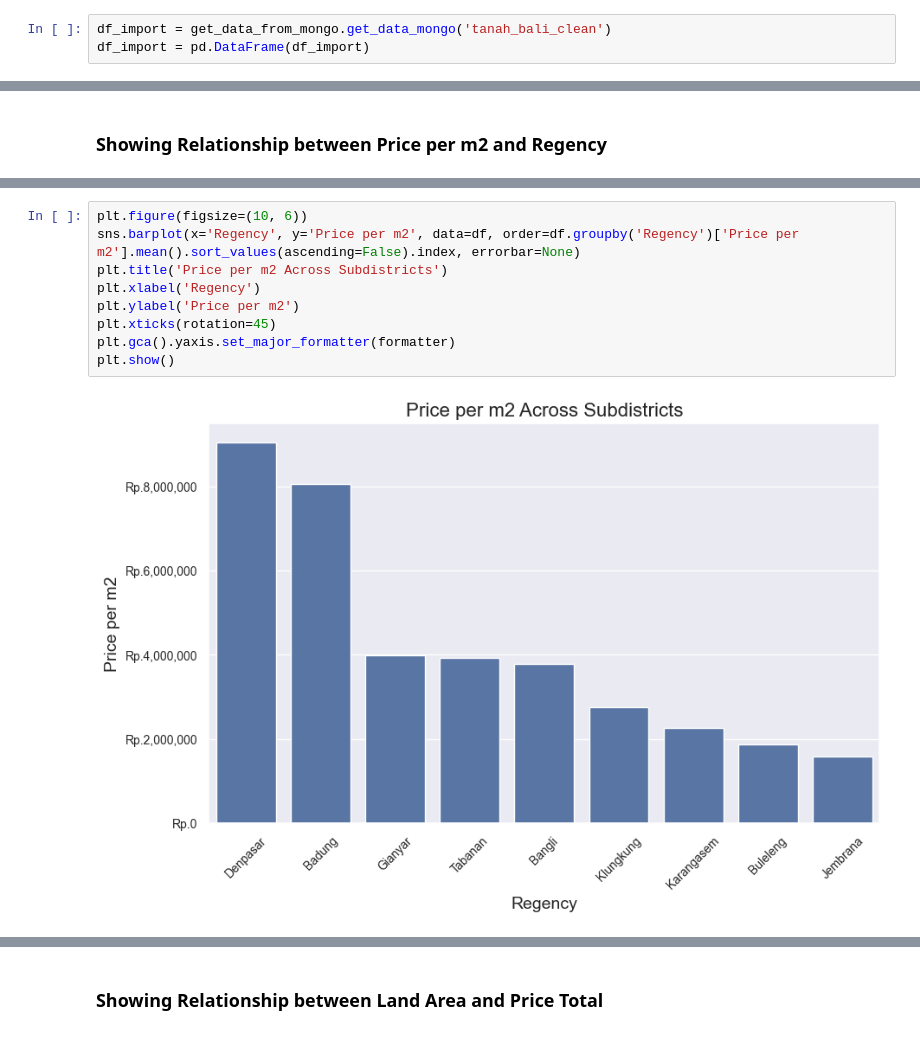
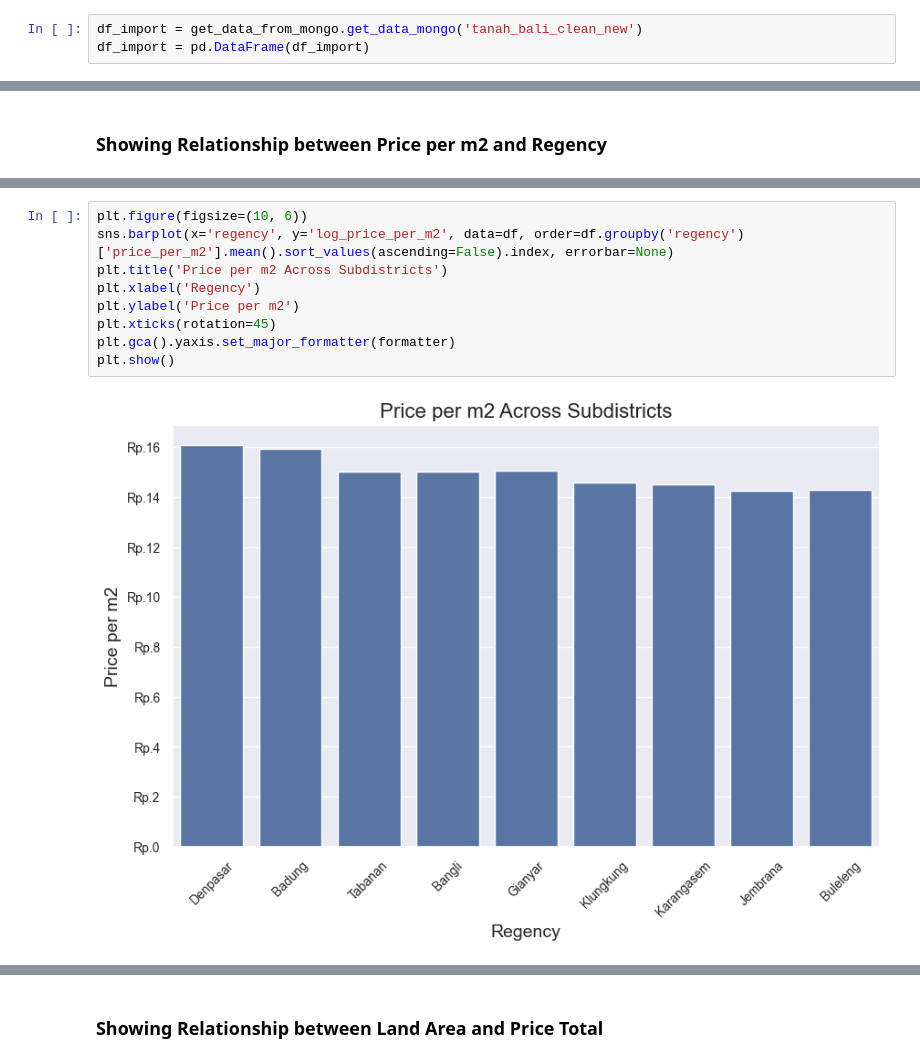
Before and after one commit to DwikaDyananda/Big-Data, a Jupyter notebook: notebooks/data_analysis.ipynb, the cells around one changed output, grey strips where cells are left out. Saved outputs shown, nothing was run; the diff lists cells and outputs as text.

```diff
--- a/notebooks/data_analysis.ipynb
+++ b/notebooks/data_analysis.ipynb
@@ -33,7 +33,7 @@ sys.path.append('..')
 
 from scripts import get_data_from_mongo
 # %%
-df_import = get_data_from_mongo.get_data_mongo('tanah_bali_clean')
+df_import = get_data_from_mongo.get_data_mongo('tanah_bali_clean_new')
 df_import = pd.DataFrame(df_import)
 # %% [output]
 ----------------------------------------------
@@ -298,12 +301,12 @@ plt.show()
 # %%
 plt.figure(figsize=(10, 6))
-sns.barplot(x='Regency', y='Price per m2', data=df, order=df.groupby('Regency')['Price per m2'].mean().sort_values(ascending=False).index, errorbar=None)
+sns.barplot(x='regency', y='log_price_per_m2', data=df, order=df.groupby('regency')['price_per_m2'].mean().sort_values(ascending=False).index, errorbar=None)
 plt.title('Price per m2 Across Subdistricts')
 plt.xlabel('Regency')
 plt.ylabel('Price per m2')
 plt.xticks(rotation=45)
 plt.gca().yaxis.set_major_formatter(formatter)
 plt.show()
 # %% [output]
-[figure, old version]
+[figure, new version]
 # %%
```
Also changed, not shown: parts of 46 cells of this notebook, 3 other files.
